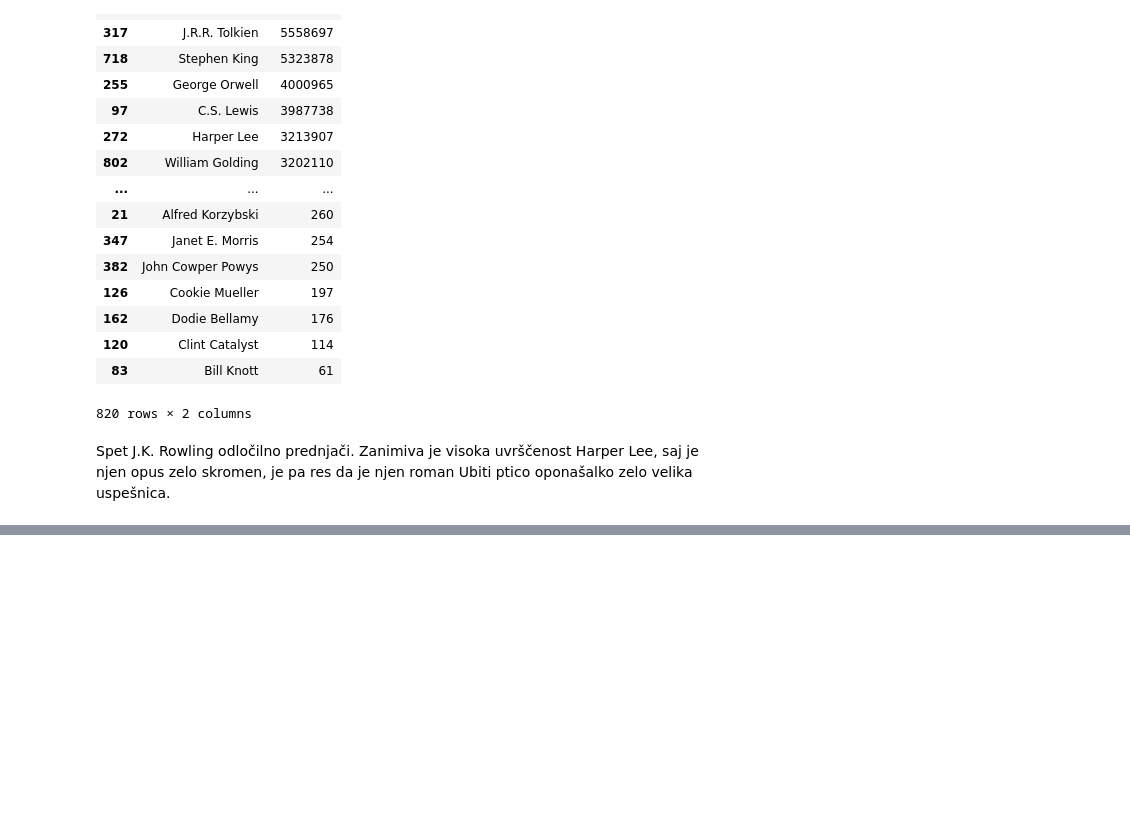
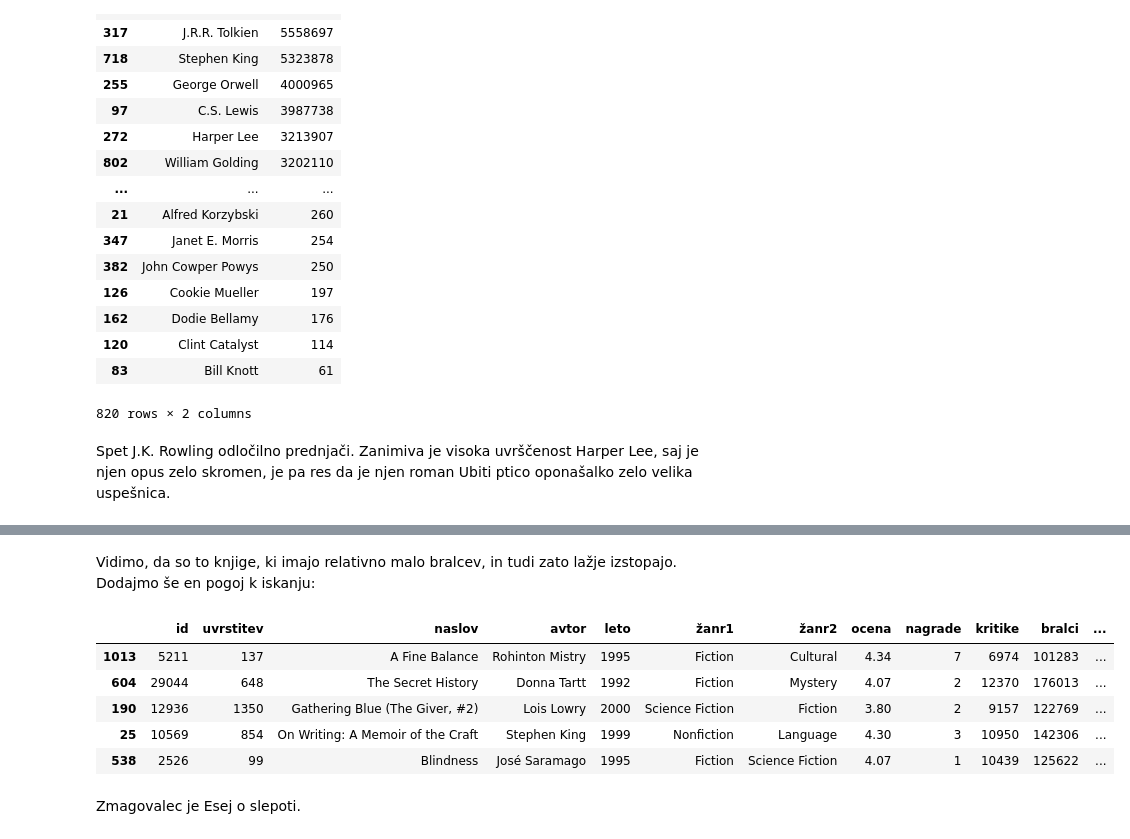
Before and after one commit to petrare/projekt-prog-1, a Jupyter notebook: Projekt-Goodreads.ipynb, the cells around one changed output, grey strips where cells are left out. Drawn from its saved outputs; the diff is of its cells as text; code cells hidden in the pictures; blank space fills up the shorter version.

```diff
--- a/Projekt-Goodreads.ipynb
+++ b/Projekt-Goodreads.ipynb
@@ -350,0 +365,3 @@ Spet J.K. Rowling odločilno prednjači. Zanimiva je visoka uvrščenost Harper
+# %%
+knjige['razmerje'] = knjige['kritike'] / knjige['bralci']
+knjige['razmerje'].mean()
@@ -350,0 +379,13 @@ Spet J.K. Rowling odločilno prednjači. Zanimiva je visoka uvrščenost Harper
+# %% [markdown]
+Vidimo, da so to knjige, ki imajo relativno malo bralcev, in tudi zato lažje izstopajo. Dodajmo še en pogoj k iskanju:
+# %%
+knjige[knjige.bralci > 100000].sort_values(by='razmerje').tail()
+# %% [output]
+|  | id | uvrstitev | naslov | avtor | leto | žanr1 | žanr2 | ocena | nagrade | kritike | bralci | ... |
+| 1013 | 5211 | 137 | A Fine Balance | Rohinton Mistry | 1995 | Fiction | Cultural | 4.34 | 7 | 6974 | 101283 | ... |
+| 604 | 29044 | 648 | The Secret History | Donna Tartt | 1992 | Fiction | Mystery | 4.07 | 2 | 12370 | 176013 | ... |
+| 190 | 12936 | 1350 | Gathering Blue (The Giver, #2) | Lois Lowry | 2000 | Science Fiction | Fiction | 3.80 | 2 | 9157 | 122769 | ... |
+| 25 | 10569 | 854 | On Writing: A Memoir of the Craft | Stephen King | 1999 | Nonfiction | Language | 4.30 | 3 | 10950 | 142306 | ... |
+| 538 | 2526 | 99 | Blindness | José Saramago | 1995 | Fiction | Science Fiction | 4.07 | 1 | 10439 | 125622 | ... |
+# %% [markdown]
+Zmagovalec je Esej o slepoti.
```
Also changed, not shown: parts of 13 cells of this notebook.
